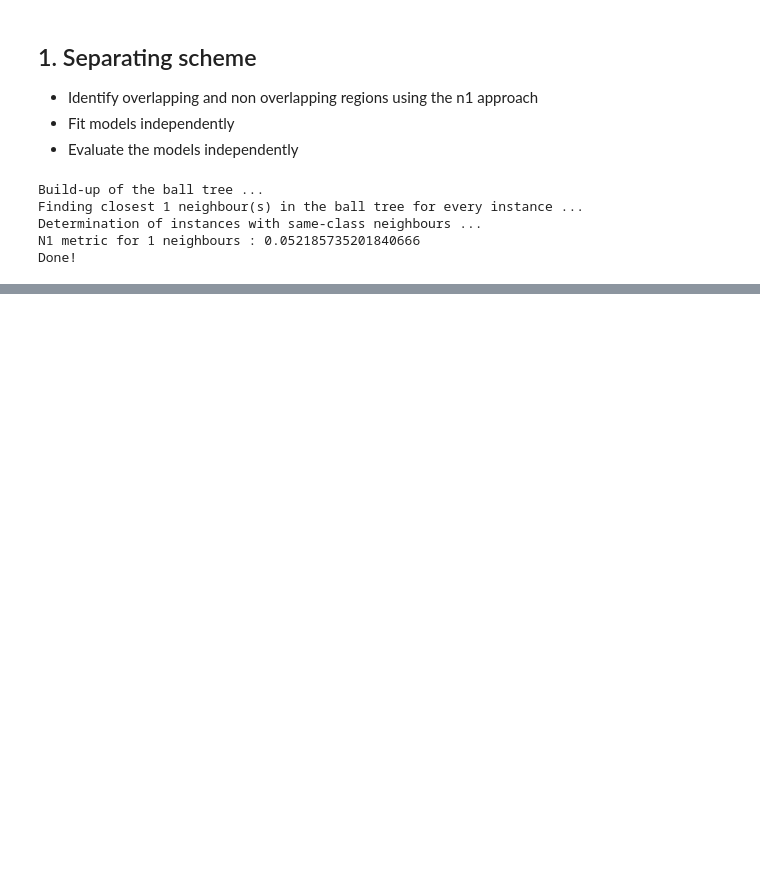
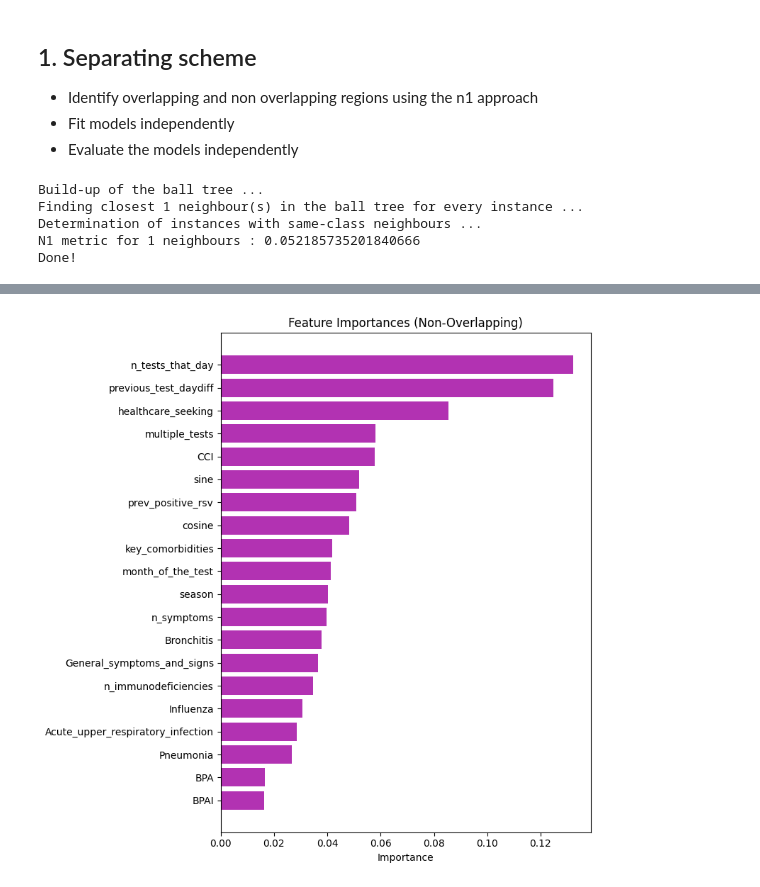
Before and after one commit to angelgldh/rsv_modelling_transfer_learning, a Jupyter notebook: p1_03_overlap_mitigation.ipynb, the cells around one changed output, grey strips where cells are left out. Saved outputs shown, nothing was run; the diff lists cells and outputs as text; code cells hidden in the pictures; blank space fills up the shorter version.

```diff
--- a/p1_03_overlap_mitigation.ipynb
+++ b/p1_03_overlap_mitigation.ipynb
@@ -277,0 +523,6 @@ Precision-Recall AUC: 0.5953295024704534
+# %%
+from joblib import dump, load
+phase1_models_path = os.getcwd() + '/models/models_phase1'
+
+model_nonOverlapping = load(phase1_models_path + '/nonOverlapping_rfc_8020_20230903.joblib')
+model_Overlapping = load(phase1_models_path + '/Overlapping_rfc_8020_20230903.joblib')
@@ -277,0 +565,51 @@ Precision-Recall AUC: 0.5953295024704534
+# %%
+# 3.1. Feature importance plots
+# Indicate feature names and categorical features
+one_hot_roots = ['Bronchitis', 'Acute_upper_respiratory_infection',
+                 'healthcare_seeking', 'General_symptoms_and_signs',
+                 'Influenza', 'key_comorbidities', 'Pneumonia',
+                 'season', 'month_of_the_test', 'multiple_tests']
+feature_names = X_train.columns
+
+# Importances of the non-Overlapping model
+clf_nonOverlapping= model_nonOverlapping.best_estimator_
+
+feature_importances = clf_nonOverlapping.feature_importances_
+feature_names = pd.get_dummies(X_validation).columns
+categorical_features = X_validation.columns[X_validation.dtypes == 'category']
+
+feature_importances_v2 = defaultdict(float)
+for f, imp in zip(feature_names, feature_importances):
+    root_name = f
+    for cat_feat in categorical_features:
+        if f.startswith(cat_feat):
+            root_name = cat_feat
+            break
+    feature_importances_v2[root_name] += imp
+
+sorted_feature_importances_v2 = sorted(feature_importances_v2.items(), key=lambda x: x[1], reverse=True)
+
+## Extracting the feature names (roots) and their aggregated importances
+feature_names_v2 = [item[0] for item in sorted_feature_importances_v2]
+feature_importances_v2_values = [item[1] for item in sorted_feature_importances_v2]
+
+# Importances of the Overlapping model
+clf_Overlapping = model_Overlapping.best_estimator_
+sorted_feature_names2, sorted_feature_values2 = get_sorted_importances(clf_Overlapping.feature_importances_, feature_names, one_hot_roots)
+
+# Plot the features
+light_black = (80/255, 80/255, 80/255)
+light_purple = (178/255, 50/255, 178/255)
+# fig, (ax1, ax2) = plt.subplots(1, 2, figsize=(15, len(sorted_feature_names1) * 0.4))
+# plot_feature_importances(ax1, sorted_feature_names1, sorted_feature_values1, 'Feature Importances (Non-Overlapping)', color = light_purple)
+# plot_feature_importances(ax2, sorted_feature_names2, sorted_feature_values2, 'Feature Importances (Overlapping)', color = light_black)
+# plt.tight_layout()
+# plt.show()
+
+fig, ax1 = plt.subplots(1, 1, figsize=(8, len(feature_names_v2) * 0.4))
+plot_feature_importances(ax1, feature_names_v2[::-1], feature_importances_v2_values[::-1], 'Feature Importances (Non-Overlapping)', color = light_purple)
+ax1.set_ylabel("")
+plt.tight_layout()
+plt.show()
+# %% [output]
+[figure, added]
```
Also changed, not shown: parts of 32 cells of this notebook.
